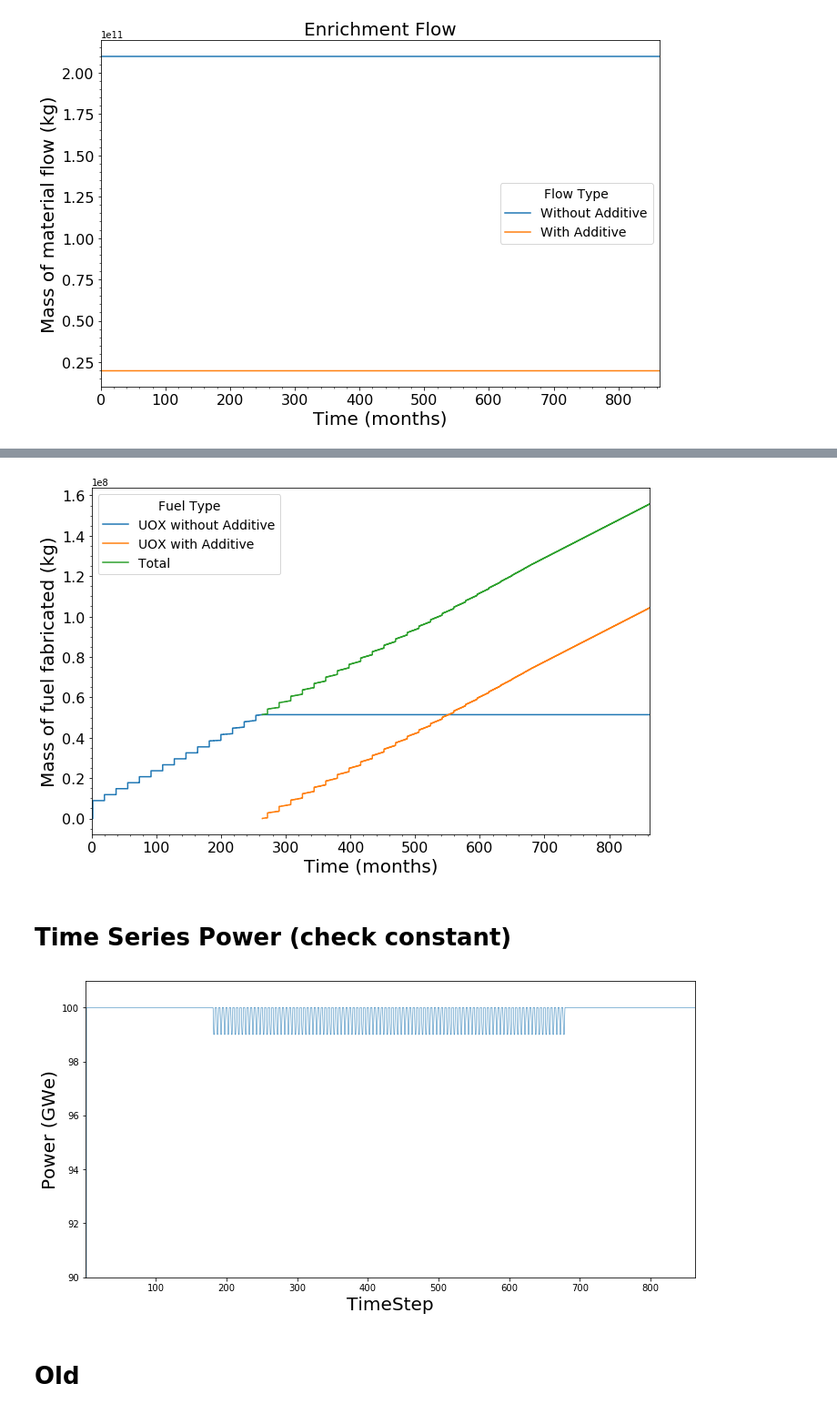
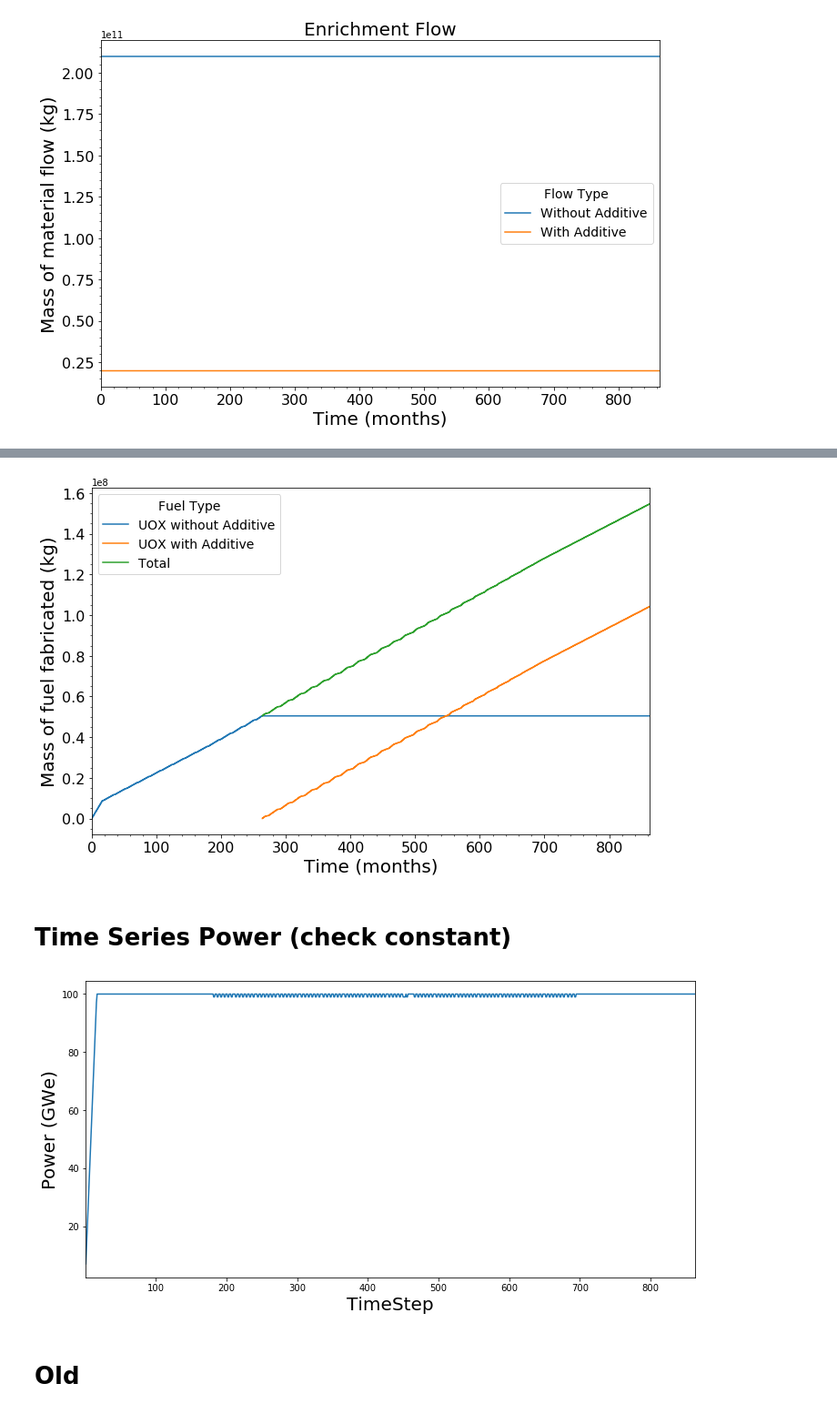
Before and after one commit to opotowsky/EG01_OPRA, a Jupyter notebook: testing_EG01.ipynb, the cells around one changed output, grey strips where cells are left out. Shown at 91% size. Cells and saved outputs as stored; diff of their text form; code cells hidden in the pictures.

Commit message:
finally got the plot working with a clunky iterrow implementation

```diff
--- a/testing_EG01.ipynb
+++ b/testing_EG01.ipynb
@@ -10,7 +10,7 @@ from cymetric import timeseries as tm
 
 %matplotlib inline
 # %%
-db = cym.dbopen('./growthregion/init_reactor_fuelup.sqlite')
+db = cym.dbopen('./growthregion/init_reactor_fuelup_n_staggered_cycletimes.sqlite')
 ev = cym.Evaluator(db=db, write=False)
 # %% [markdown]
 # Checking on Type of Fuel in Reactors
@@ -299,7 +301,7 @@ plot_fuel(ev, 'flow')
 # %%
 plot_fuel(ev, 'cumul')
 # %% [output]
-[figure, old version]
+[figure, new version]
 # %% [markdown]
 # Time Series Power (check constant)
 # %%
@@ -308,13 +310,13 @@ df_tspower = ev.eval('TimeSeriesPower')
 # power in GWe
 power = df_tspower.groupby(['Time'])['Value'].sum() / 1000.0
 # %%
-ax = power.plot(x='Time', figsize=(12,6), legend=False, linewidth=0.5)
+ax = power.plot(x='Time', figsize=(12,6), legend=False)
 plt.xlabel(r'TimeStep', fontsize=20)
 plt.ylabel(r'Power (GWe)',fontsize=20)
-ax.set_ylim(90, 101)
+#ax.set_ylim(90, 101)
 plt.show()
 # %% [output]
-[figure, old version]
+[figure, new version]
 # %% [markdown]
 # Old
 # %% [markdown]
```
Also changed, not shown: parts of 9 cells of this notebook.
